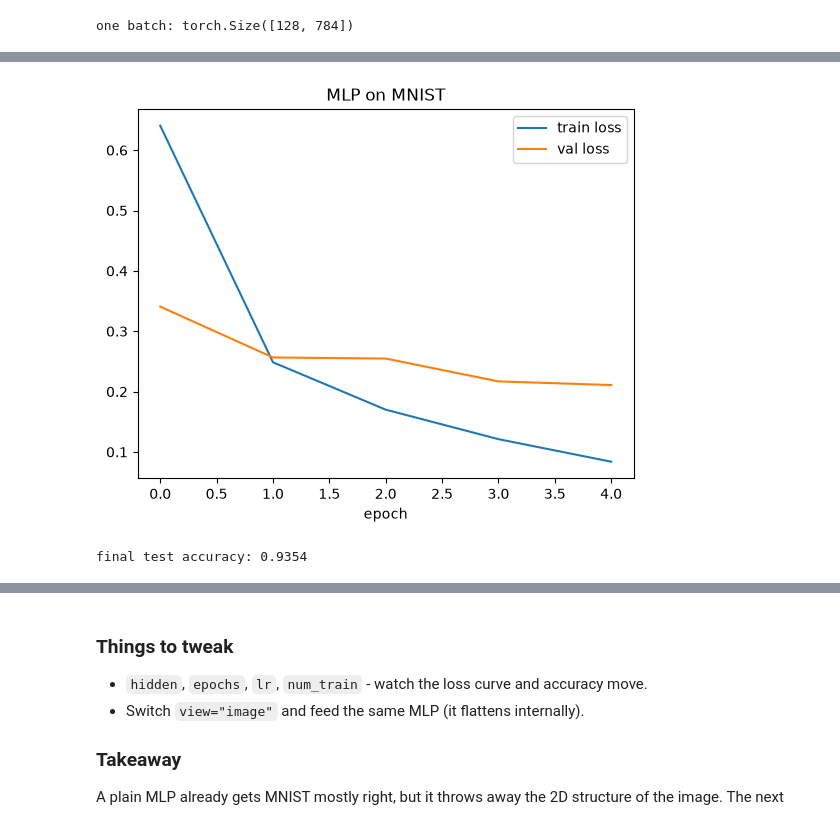
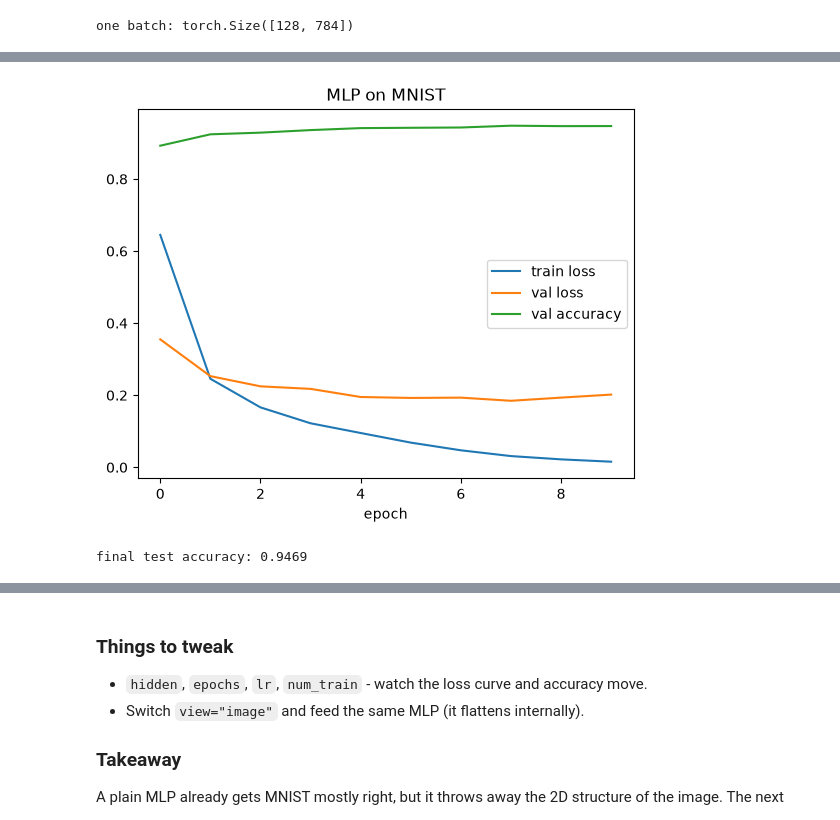
Before and after one commit to lassehjorthmadsen/alpha-zero-learning, a Jupyter notebook: notebooks/A1_pytorch_refresher.ipynb, the cells around one changed output, grey strips where cells are left out. Saved outputs shown, nothing was run; the diff lists cells and outputs as text; code cells hidden in the pictures.

```diff
--- a/notebooks/A1_pytorch_refresher.ipynb
+++ b/notebooks/A1_pytorch_refresher.ipynb
@@ -30,6 +45,6 @@ one batch: torch.Size([128, 784])
 model = MLP(in_features=784, hidden=256, num_classes=10)
 print(f"{count_parameters(model):,} parameters")
 
-history = fit(model, train_loader, test_loader, epochs=5, lr=1e-3)
+history = fit(model, train_loader, test_loader, epochs=10, lr=1e-3)
 # %% [output]
 269,322 parameters
@@ -41,8 +76,12 @@ epoch  5/5  train_loss 0.0838  val_loss 0.2109  val_acc 0.9354
 # %%
 plt.plot(history["train_loss"], label="train loss")
 plt.plot(history["val_loss"], label="val loss")
-plt.xlabel("epoch"); plt.legend(); plt.title("MLP on MNIST"); plt.show()
+plt.plot(history["val_acc"], label="val accuracy")
+plt.xlabel("epoch")
+plt.legend()
+plt.title("MLP on MNIST")
+plt.show()
 print("final test accuracy:", history["val_acc"][-1])
 # %% [output]
-[figure, old version]
+[figure, new version]
-final test accuracy: 0.9354
+final test accuracy: 0.9469
```
Also changed, not shown: parts of 8 cells of this notebook, 1 other file.
